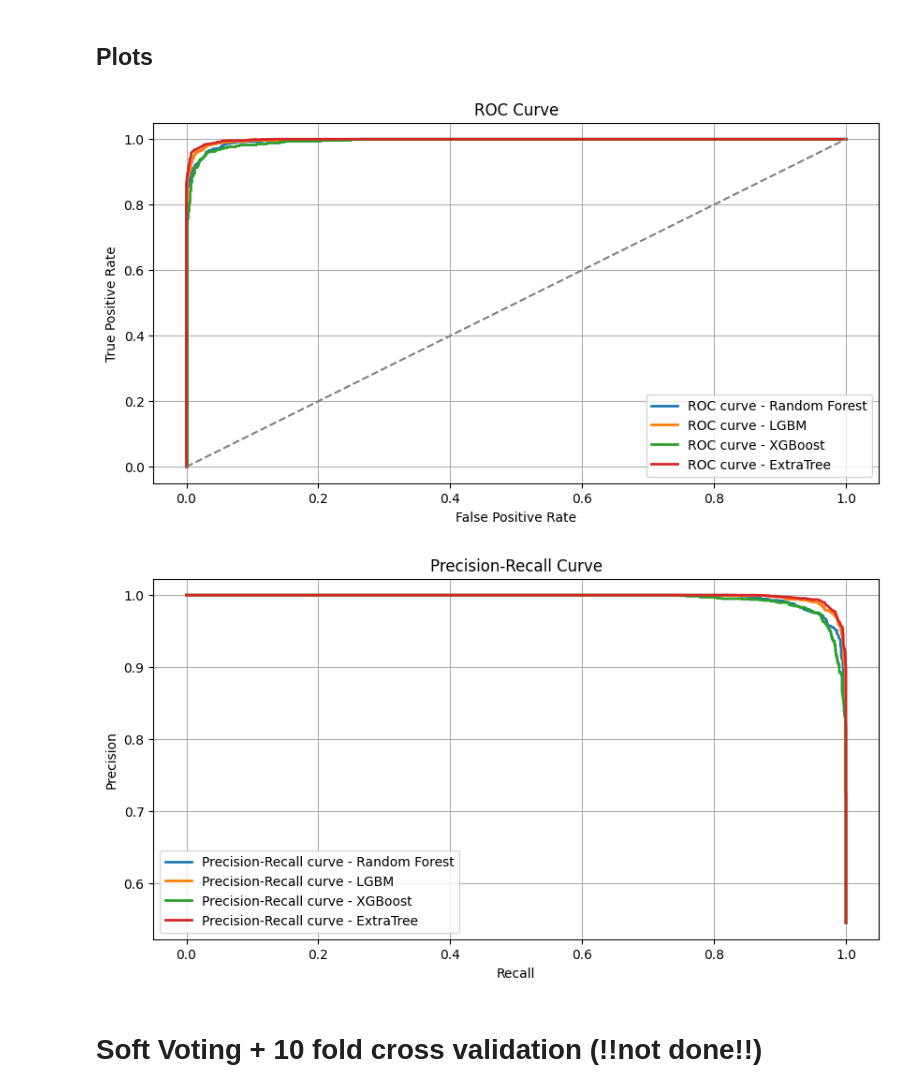
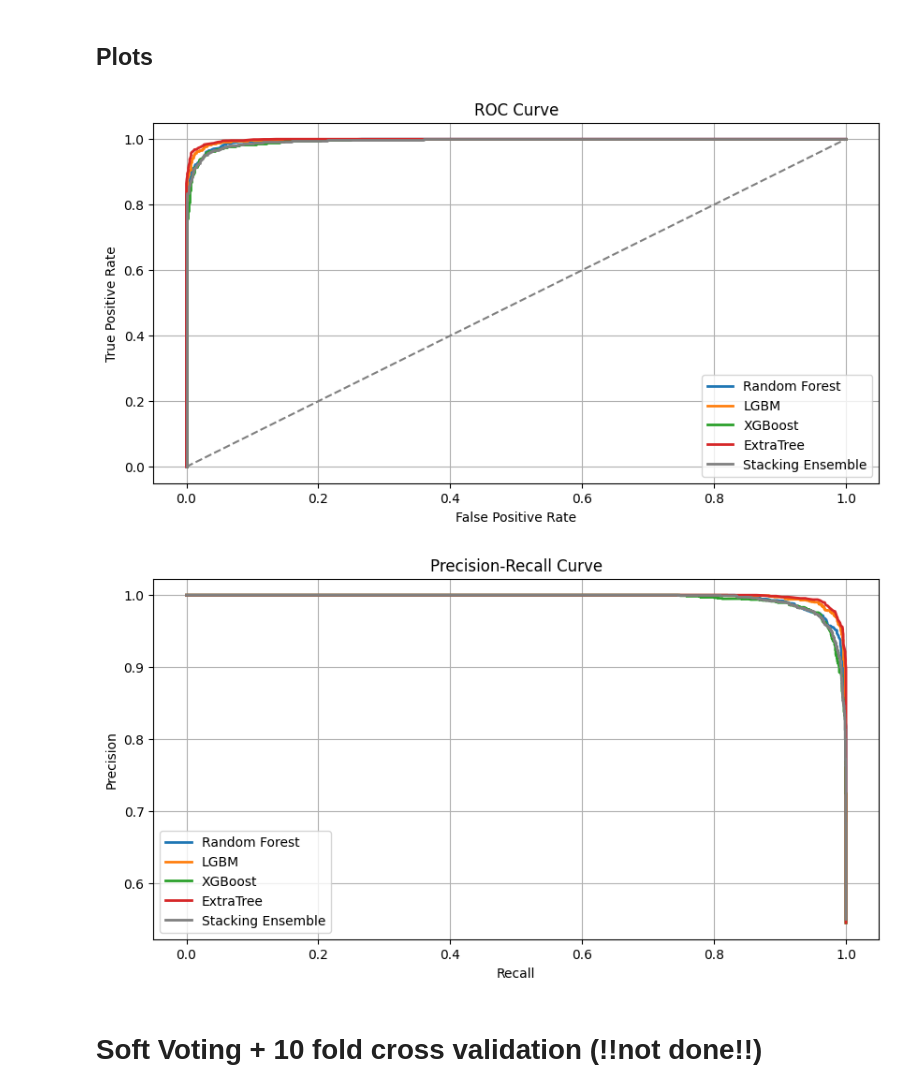
Before and after one commit to dead96pool/stress_detection_mlai, a Jupyter notebook: MLAI_project_(1).ipynb, the cells around one changed output. Drawn from its saved outputs; the diff is of its cells as text; code cells hidden in the pictures.

Commit message:
complete ensemble

```diff
--- a/MLAI_project_(1).ipynb
+++ b/MLAI_project_(1).ipynb
@@ -1266,7 +1337,11 @@ plt.figure(figsize=(10, 5))
 # Plot ROC curve for each model
 for model_name, model_clf in zip(model_names, model_clfs):
     fpr, tpr, thresholds = roc_curve(y_test, model_clf.predict_proba(X_test)[:,1])
-    plt.plot(fpr, tpr, lw=2, label='ROC curve - ' + model_name)
+    plt.plot(fpr, tpr, lw=2, label=model_name)
+
+fpr, tpr, thresholds = roc_curve(y_meta, stacking_clf.predict_proba(X_meta)[:,1])
+plt.plot(fpr, tpr, color='grey', lw=2, label='Stacking Ensemble')
+
 
 # Plot diagonal line (random classifier)
 plt.plot([0, 1], [0, 1], color='gray', linestyle='--')
@@ -1281,27 +1356,30 @@ plt.grid(True)
 # Show ROC curve plot
 plt.show()
 # %% [output]
-[figure, old version]
+[figure, new version]
 # %%
 # Initialize plot for precision-recall curve
 plt.figure(figsize=(10, 5))
 
 # Plot precision-recall curve for each model
 for model_name, model_clf in zip(model_names, model_clfs):
     precision, recall, thresholds = precision_recall_curve(y_test, model_clf.predict_proba(X_test)[:,1])
-    plt.plot(recall, precision, lw=2, label='Precision-Recall curve - ' + model_name)
+    plt.plot(recall, precision, lw=2, label=model_name)
+
+precision, recall, thresholds = precision_recall_curve(y_meta, stacking_clf.predict_proba(X_meta)[:,1])
+plt.plot(recall, precision, color='grey', lw=2, label='Stacking Ensemble')
 
 # Set labels and title for precision-recall curve
 plt.xlabel('Recall')
 plt.ylabel('Precision')
 plt.title('Precision-Recall Curve')
 plt.legend(loc='lower left')
 plt.grid(True)
 
 # Show precision-recall curve plot
 plt.show()
 # %% [output]
-[figure, old version]
+[figure, new version]
 # %% [markdown]
 # Soft Voting + 10 fold cross validation (!!not done!!)
 # %%
```
Also changed, not shown: parts of 2 cells of this notebook.
